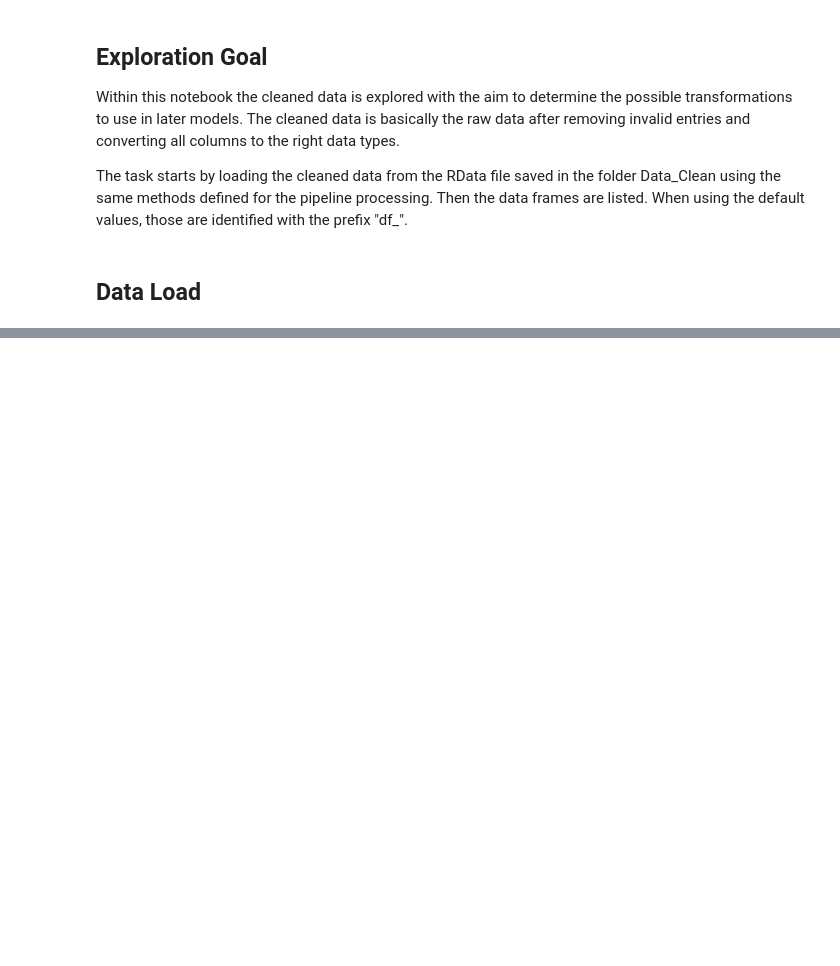
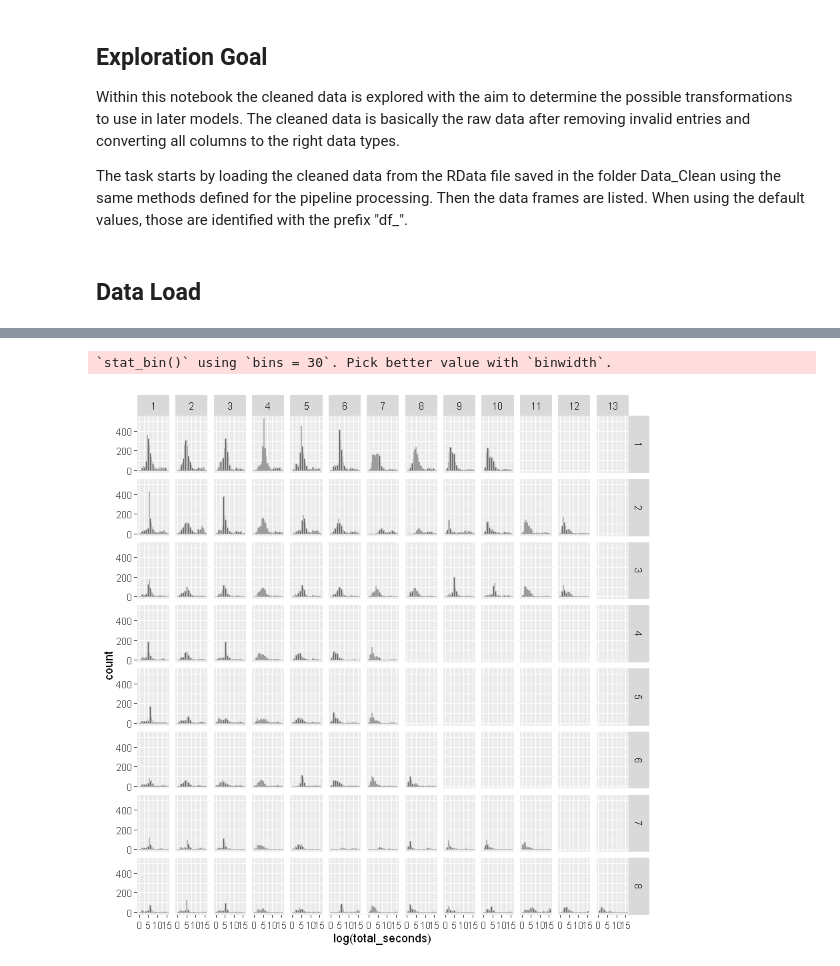
Before and after one commit to miballe/FutureLearnAnalytics, a Jupyter notebook: clean_data_exploration.ipynb, the cells around one changed output, grey strips where cells are left out. Cells and saved outputs as stored; diff of their text form; code cells hidden in the pictures; blank space fills up the shorter version.

```diff
--- a/clean_data_exploration.ipynb
+++ b/clean_data_exploration.ipynb
@@ -53,0 +105,9 @@ Please keep in mind the notation of the short_code field, since it is the unique
+# %%
+# library(ggplot2)
+df_plot <- df_step_activity[df_step_activity$short_code == "research-project-5" & !is.na(df_step_activity$total_seconds), c("short_code", "week_number", "step_number", "total_seconds")]
+ggplot(df_plot) +
+  geom_histogram(aes(x = log(total_seconds)), color = "grey70") +
+  facet_grid(week_number~step_number)
+# %% [output]
+`stat_bin()` using `bins = 30`. Pick better value with `binwidth`.
+[figure, added]
```
Also changed, not shown: parts of 9 cells of this notebook, 9 other files.
